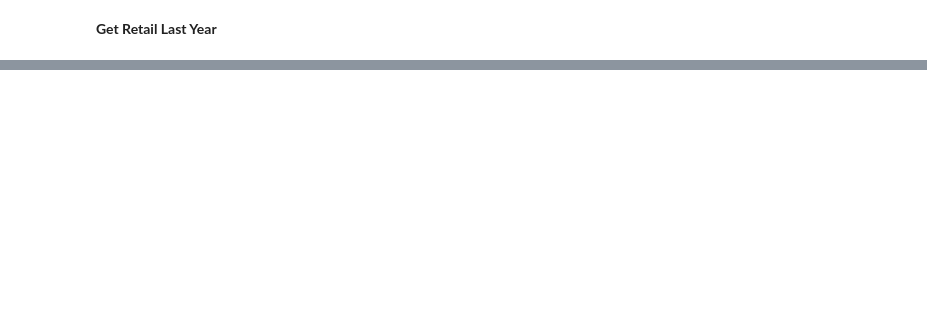
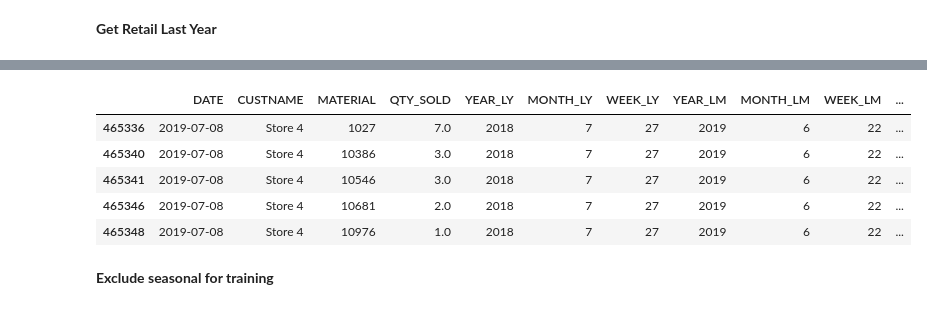
Before and after one commit to Mingjie-K/NUS, a Jupyter notebook: Year 1 Sem 1/Retail Analytics Project.ipynb, the cells around one changed output, grey strips where cells are left out. Cells and saved outputs as stored; diff of their text form; code cells hidden in the pictures; blank space fills up the shorter version.

```diff
--- a/Year 1 Sem 1/Retail Analytics Project.ipynb
+++ b/Year 1 Sem 1/Retail Analytics Project.ipynb
@@ -349,0 +262,11 @@ retail_df.loc[retail_df['DATE_LY'] == retail_df['DATE']]
+# %%
+df = retail_ly_lm_lw.copy()
+df = df.dropna(subset=['QTY_SOLD_LY', 'QTY_SOLD_LM', 'QTY_SOLD_LW'])
+df.head()
+# %% [output]
+|  | DATE | CUSTNAME | MATERIAL | QTY_SOLD | YEAR_LY | MONTH_LY | WEEK_LY | YEAR_LM | MONTH_LM | WEEK_LM | ... |
+| 465336 | 2019-07-08 | Store 4 | 1027 | 7.0 | 2018 | 7 | 27 | 2019 | 6 | 22 | ... |
+| 465340 | 2019-07-08 | Store 4 | 10386 | 3.0 | 2018 | 7 | 27 | 2019 | 6 | 22 | ... |
+| 465341 | 2019-07-08 | Store 4 | 10546 | 3.0 | 2018 | 7 | 27 | 2019 | 6 | 22 | ... |
+| 465346 | 2019-07-08 | Store 4 | 10681 | 2.0 | 2018 | 7 | 27 | 2019 | 6 | 22 | ... |
+| 465348 | 2019-07-08 | Store 4 | 10976 | 1.0 | 2018 | 7 | 27 | 2019 | 6 | 22 | ... |
@@ -349,0 +283,2 @@ retail_df.loc[retail_df['DATE_LY'] == retail_df['DATE']]
+# %% [markdown]
+**Exclude seasonal for training**
```
Also changed, not shown: parts of 61 cells of this notebook.
